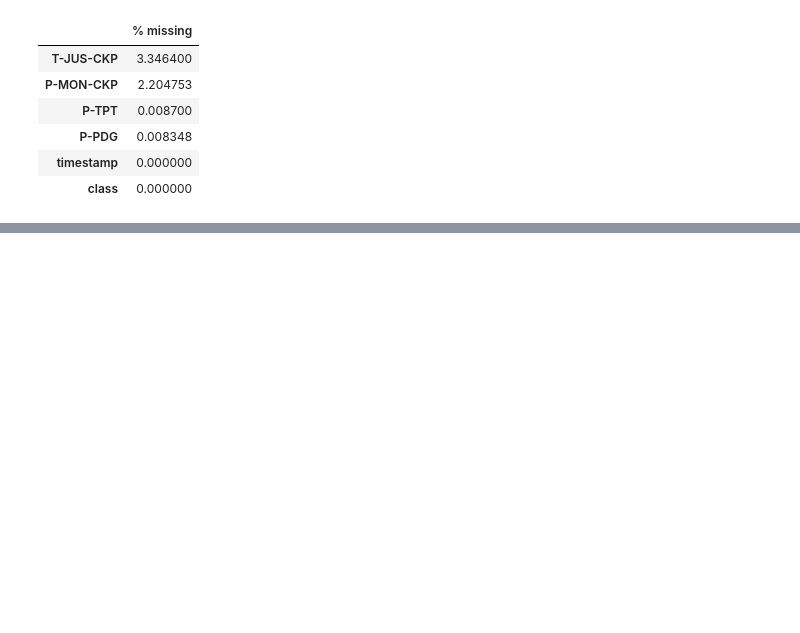
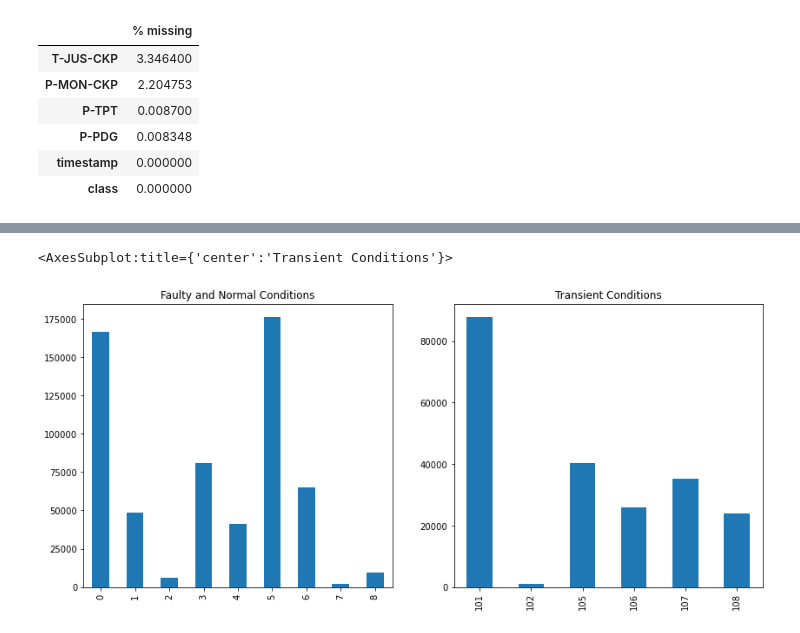
Before and after one commit to gilbertxvictor/Classification-of-undesirable-events-in-oil-well-operation, a Jupyter notebook: Task 1.ipynb, the cells around one changed output, grey strips where cells are left out. Saved outputs shown, nothing was run; the diff lists cells and outputs as text; code cells hidden in the pictures; blank space fills up the shorter version.

```diff
--- a/Task 1.ipynb
+++ b/Task 1.ipynb
@@ -429,0 +445,17 @@ df1[df1['P-PDG'] < 0]
+# %%
+plot_objects = plt.subplots(nrows=1, ncols=2, figsize=(14, 6))
+fig, ((ax1, ax2)) = plot_objects
+
+df2['class'][(df2['Class_type'] == 'Faulty') |(df2['Class_type'] == 'Normal') ].value_counts().sort_index().plot(kind = 'bar',
+                                                                                                                 ax   = ax1,
+                                                                                                                title = 'Faulty and Normal Conditions'
+                                                                                                                )
+df2['class'][df2['Class_type'] == 'Transient'].value_counts().sort_index().plot(kind = 'bar',
+                                                                                ax = ax2,
+                                                                                title = 'Transient Conditions'
+                                                                                )
+
+# Add description
+# %% [output]
+<AxesSubplot:title={'center':'Transient Conditions'}>
+[figure, added]
```
Also changed, not shown: parts of 45 cells of this notebook, 1 other file.
